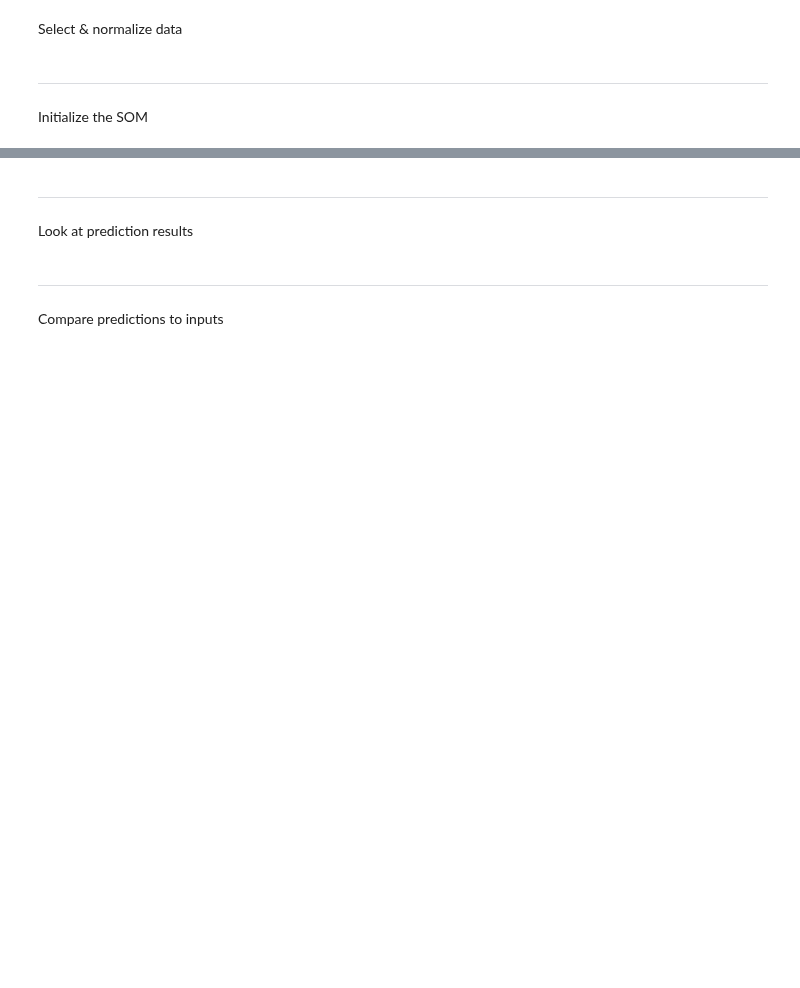
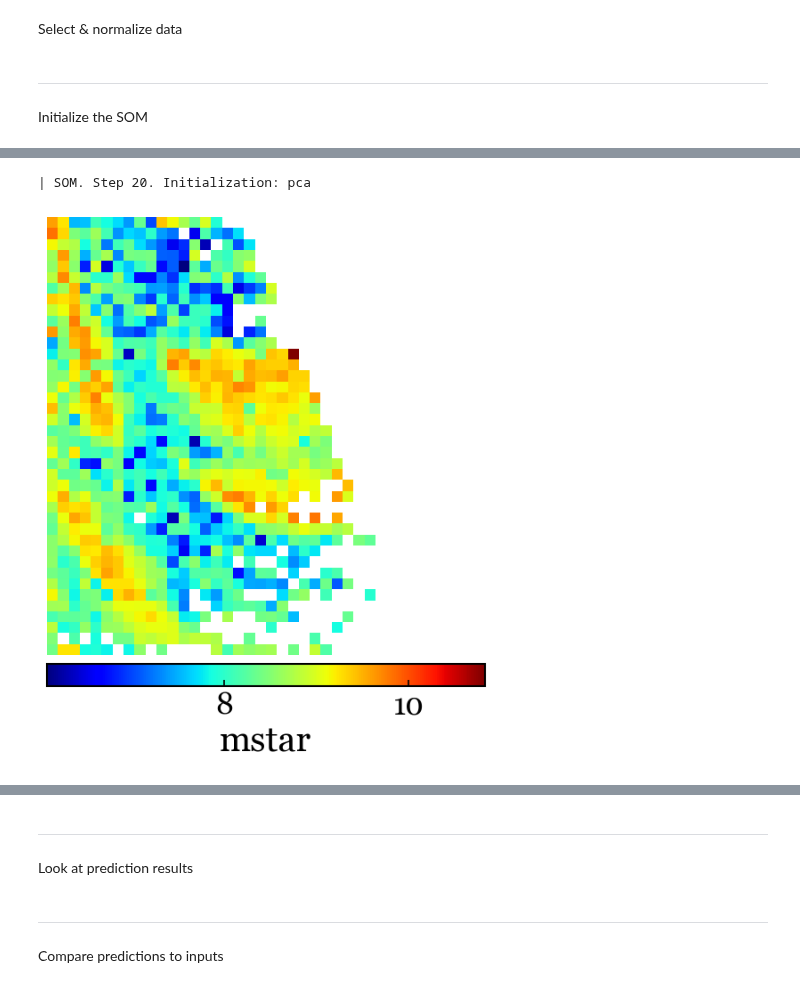
Before and after one commit to lsajkov/strw_mpdg, a Jupyter notebook: mpdg_run_som_KiDS_GAMA.ipynb, the cells around one changed output, grey strips where cells are left out. Cells and saved outputs as stored; diff of their text form; code cells hidden in the pictures; blank space fills up the shorter version.

Commit message:
updated SOM parameters

```diff
--- a/mpdg_run_som_KiDS_GAMA.ipynb
+++ b/mpdg_run_som_KiDS_GAMA.ipynb
@@ -16,14 +16,18 @@ import matplotlib.pyplot as plt
 from matplotlib.patches import Rectangle
 
 plt.rcParams.update({
-    'font.family': 'serif',
-    'font.size': 24,
-    'font.serif': 'Georgia',
-    'axes.labelsize': 'large',
-    'mathtext.fontset': 'stix',
-    'axes.linewidth': 1.5,
-    'xtick.direction': 'in',
-    'ytick.direction': 'in'
+    'font.family':       'serif',
+    'font.size':         24,
+    'font.serif':        'Georgia',
+    'axes.labelsize':    'large',
+    'mathtext.fontset':  'stix',
+    'axes.linewidth':    1.5,
+    'xtick.direction':   'in',
+    'ytick.direction':   'in',
+    'xtick.major.size':  5,
+    'ytick.major.size':  5,
+    'xtick.major.width': 1.2,
+    'ytick.major.width': 1.2,
 })
 # %%
 #Load in KiDS data
@@ -198,7 +218,7 @@ from mpdg_som import SelfOrganizingMap
 #Set parameters
 name = 'mass_profile_dwarf_galaxies' #name of the SOM
 
-mapsize   = [25, 25] #size of the map. pass as a list of dimensions OR as an integer (also pass number of dimensions)
+mapsize   = [40, 40] #size of the map. pass as a list of dimensions OR as an integer (also pass number of dimensions)
 dimension = None
 
 initialization         = 'pca' #random or pca (principal component analysis)
@@ -207,8 +227,8 @@ learning_rate_function = 'power_law' #which learning rate function to use. curre
 neighborhood_function  = 'gaussian' #which neighborhood function to use. currently implemented: gaussian
 error_estimator        = 'quantization_error' #which error estimation function to use. currently implemented: max_misalignment
 
-learning_rate = 0.64 #used to adjust the learning rate function
-kernel_spread = 3.35 #used to adjust the neighborhood function
+learning_rate = 0.1 #used to adjust the learning rate function
+kernel_spread = 2 #used to adjust the neighborhood function
 maximum_steps = 20 #used to adjust the learning rate and neighborhood functions
 error_thresh  = 0.05 #used to stop the SOM if termination = 'error thresh'
 # %%
@@ -238,9 +258,10 @@ if data_cut != -1:
 SOM.load_data(input_data[:data_cut],
               variable_names = [
                                 'r_mag',
-                                # 'ug_col',
+                                'ug_col',
                                 'gr_col',
                                 'ri_col',
+                                'redshift',
                                 # 'radius'
                                 ])
 # SOM.normalize_data()
@@ -286,16 +359,19 @@ SOM.show_map(cmap = 'jet')
 # %%
 #Label the cells in the map with external parameters. Visualize the labeled map.
 SOM.load_labeling_data(input_labels,
-                       parameter_names = ['mstar', 'redshift'])
+                       parameter_names = ['mstar'])
 # SOM.normalize_labeling_data()
 
 SOM.load_labeling_standard_deviations(input_label_stds)
 # SOM.normalize_labeling_standard_deviations()
 
 SOM.label_map()
 # SOM.label_map(pdr = 1000,
 #               sigmas_data= [0.1, 0.0075],
 #               sigmas_add = [0, 0.0025])
 
-SOM.show_map(show_labeled = True, log_norm = [],
+SOM.show_map(show_labeled = True, log_norm = ['mstar'],
              cmap = 'jet')
+# %% [output]
+| SOM. Step 20. Initialization: pca
+[figure, added]
```
Also changed, not shown: parts of 16 cells of this notebook.
